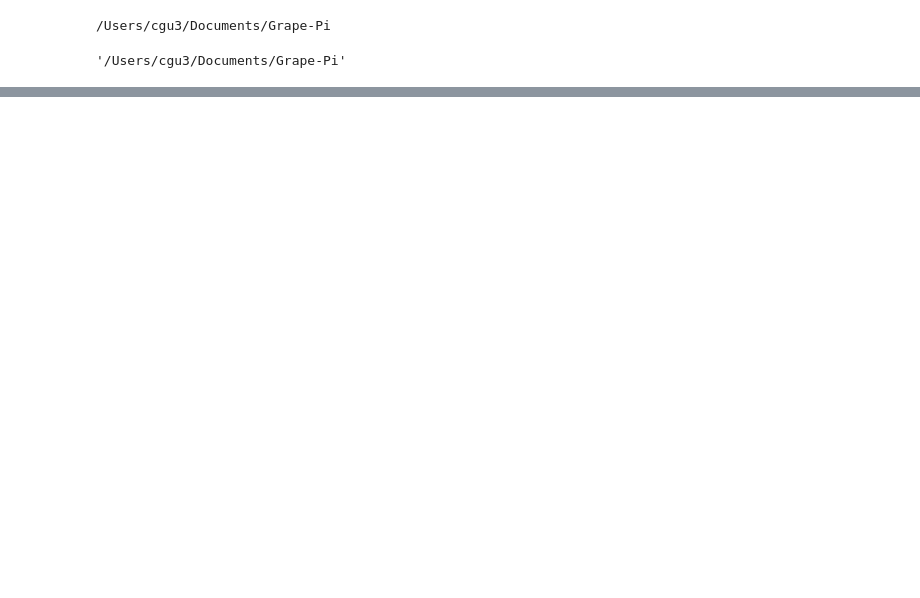
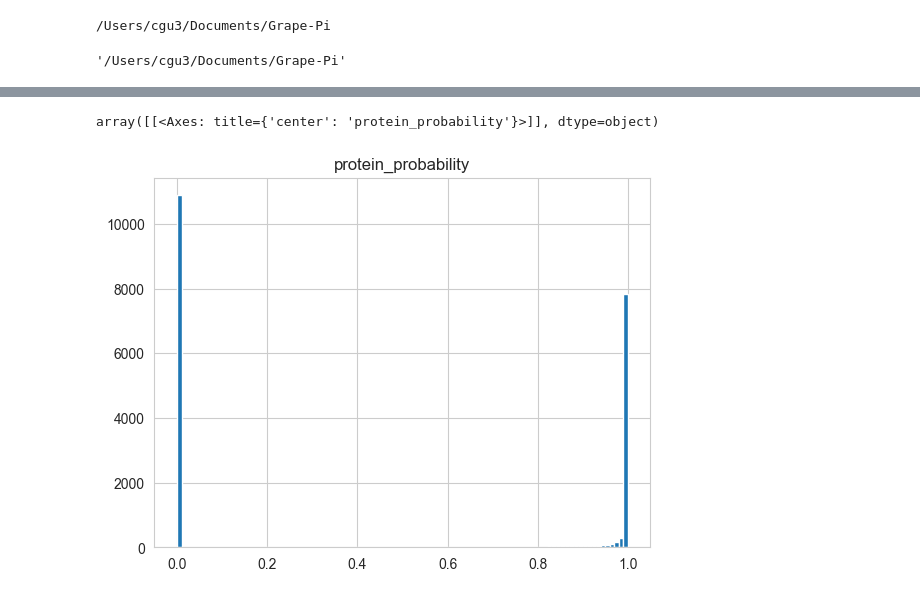
Before and after one commit to FDUguchunhui/GrapePi, a Jupyter notebook: notebooks/data_pre_processing/bruker_data_processing.ipynb, the cells around one changed output, grey strips where cells are left out. Drawn from its saved outputs; the diff is of its cells as text; code cells hidden in the pictures; blank space fills up the shorter version.

```diff
--- a/notebooks/data_pre_processing/bruker_data_processing.ipynb
+++ b/notebooks/data_pre_processing/bruker_data_processing.ipynb
@@ -408,0 +239,5 @@ dat.shape
+# %%
+dat_MKN45.rename(columns={'MKN45': 'mRNA'}, inplace=True)
+dat_MKN45['mRNA'] = dat_MKN45['mRNA'].fillna(0)
+dat_MKN45['protein_probability'] = 1 - dat_MKN45['MKN45_run1']
+dat_MKN45
@@ -408,0 +274,5 @@ dat.shape
+# %%
+dat_MKN45.hist('protein_probability', bins=100)
+# %% [output]
+array([[<Axes: title={'center': 'protein_probability'}>]], dtype=object)
+[figure, added]
```
Also changed, not shown: parts of 48 cells of this notebook, 10 other files.
